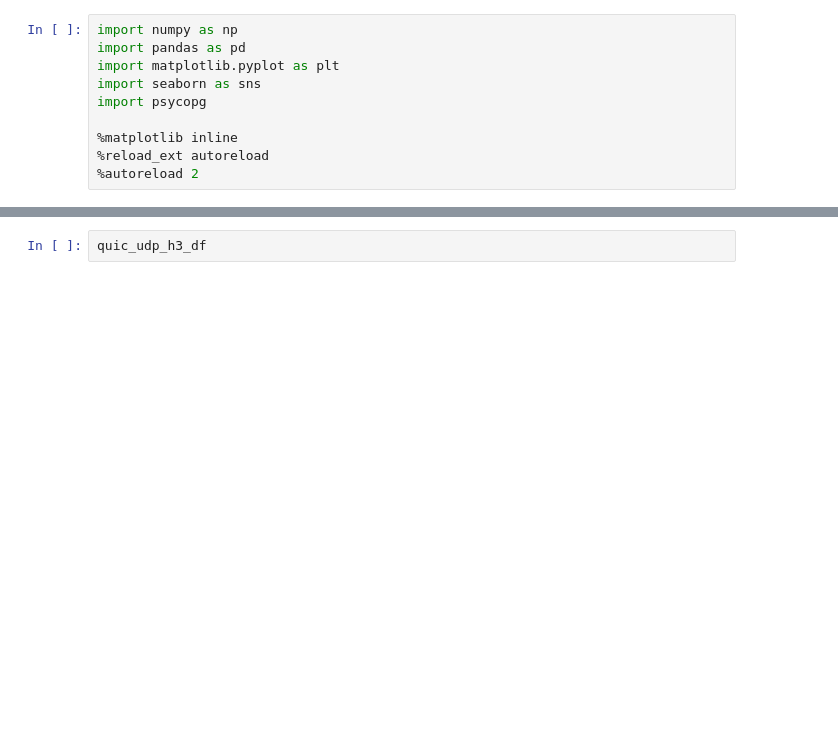
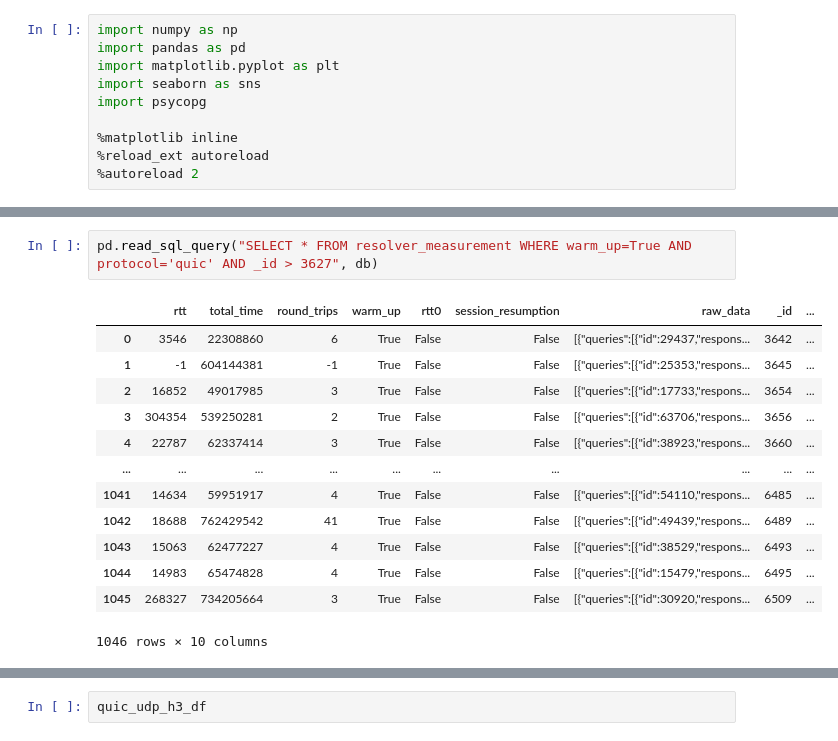
Before and after one commit to philipp0x62/web-performance, a Jupyter notebook: analysis/dns-measurement-analysis.ipynb, the cells around one changed output, grey strips where cells are left out. Cells and saved outputs as stored; diff of their text form; blank space fills up the shorter version.

```diff
--- a/analysis/dns-measurement-analysis.ipynb
+++ b/analysis/dns-measurement-analysis.ipynb
@@ -37,2 +25,18 @@ pd.read_sql_query("SELECT * FROM resolver_measurement WHERE warm_up=True AND pro
+# %%
+pd.read_sql_query("SELECT * FROM resolver_measurement WHERE warm_up=True AND protocol='quic' AND _id > 3627", db)
+# %% [output]
+|  | rtt | total_time | round_trips | warm_up | rtt0 | session_resumption | raw_data | _id | ... |
+| 0 | 3546 | 22308860 | 6 | True | False | False | [{"queries":[{"id":29437,"respons... | 3642 | ... |
+| 1 | -1 | 604144381 | -1 | True | False | False | [{"queries":[{"id":25353,"respons... | 3645 | ... |
+| 2 | 16852 | 49017985 | 3 | True | False | False | [{"queries":[{"id":17733,"respons... | 3654 | ... |
+| 3 | 304354 | 539250281 | 2 | True | False | False | [{"queries":[{"id":63706,"respons... | 3656 | ... |
+| 4 | 22787 | 62337414 | 3 | True | False | False | [{"queries":[{"id":38923,"respons... | 3660 | ... |
+| ... | ... | ... | ... | ... | ... | ... | ... | ... | ... |
+| 1041 | 14634 | 59951917 | 4 | True | False | False | [{"queries":[{"id":54110,"respons... | 6485 | ... |
+| 1042 | 18688 | 762429542 | 41 | True | False | False | [{"queries":[{"id":49439,"respons... | 6489 | ... |
+| 1043 | 15063 | 62477227 | 4 | True | False | False | [{"queries":[{"id":38529,"respons... | 6493 | ... |
+| 1044 | 14983 | 65474828 | 4 | True | False | False | [{"queries":[{"id":15479,"respons... | 6495 | ... |
+| 1045 | 268327 | 734205664 | 3 | True | False | False | [{"queries":[{"id":30920,"respons... | 6509 | ... |
+1046 rows × 10 columns
 # %%
 resolvers_df
```
Also changed, not shown: parts of 20 cells of this notebook, 2 other files.
